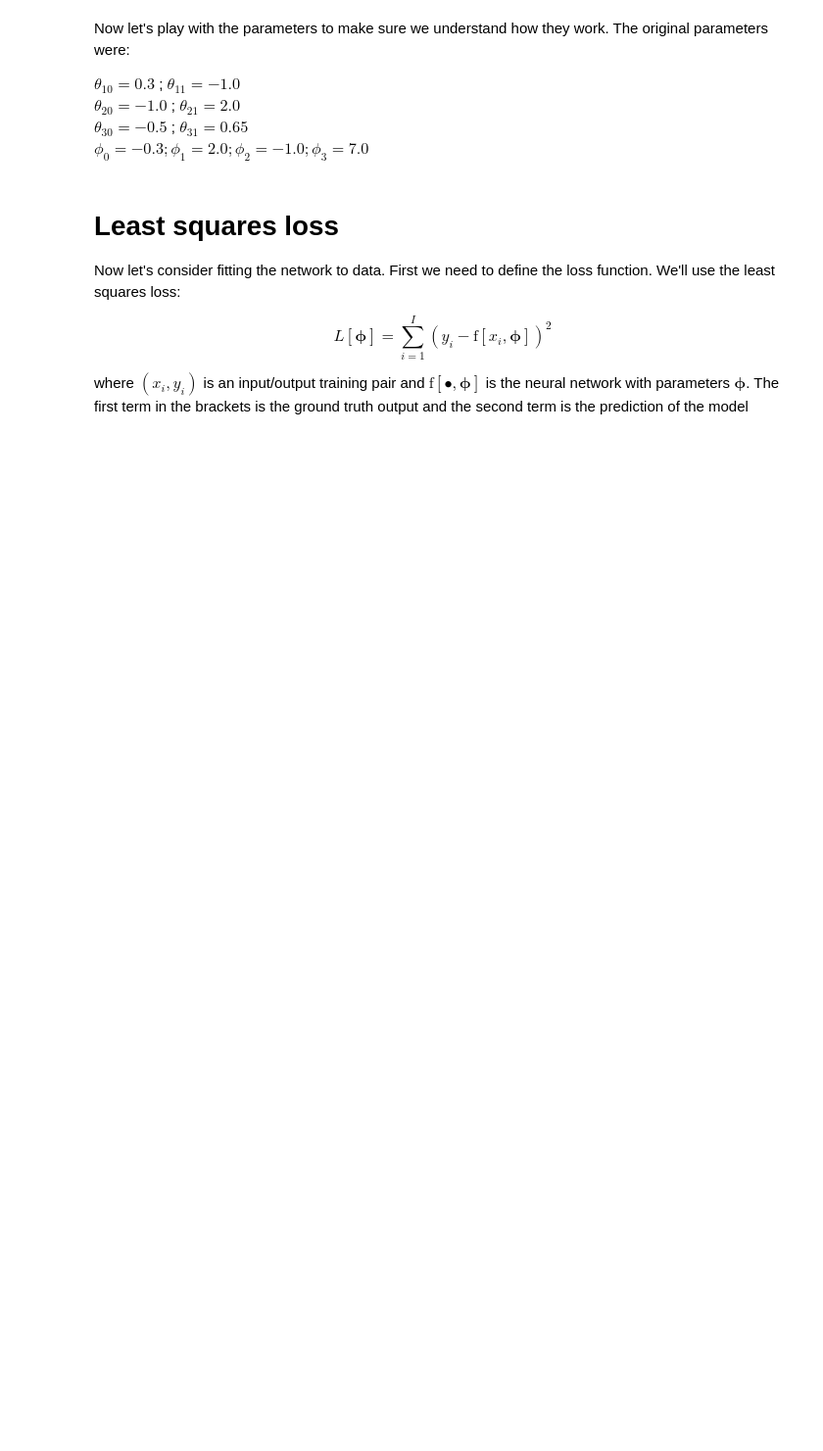
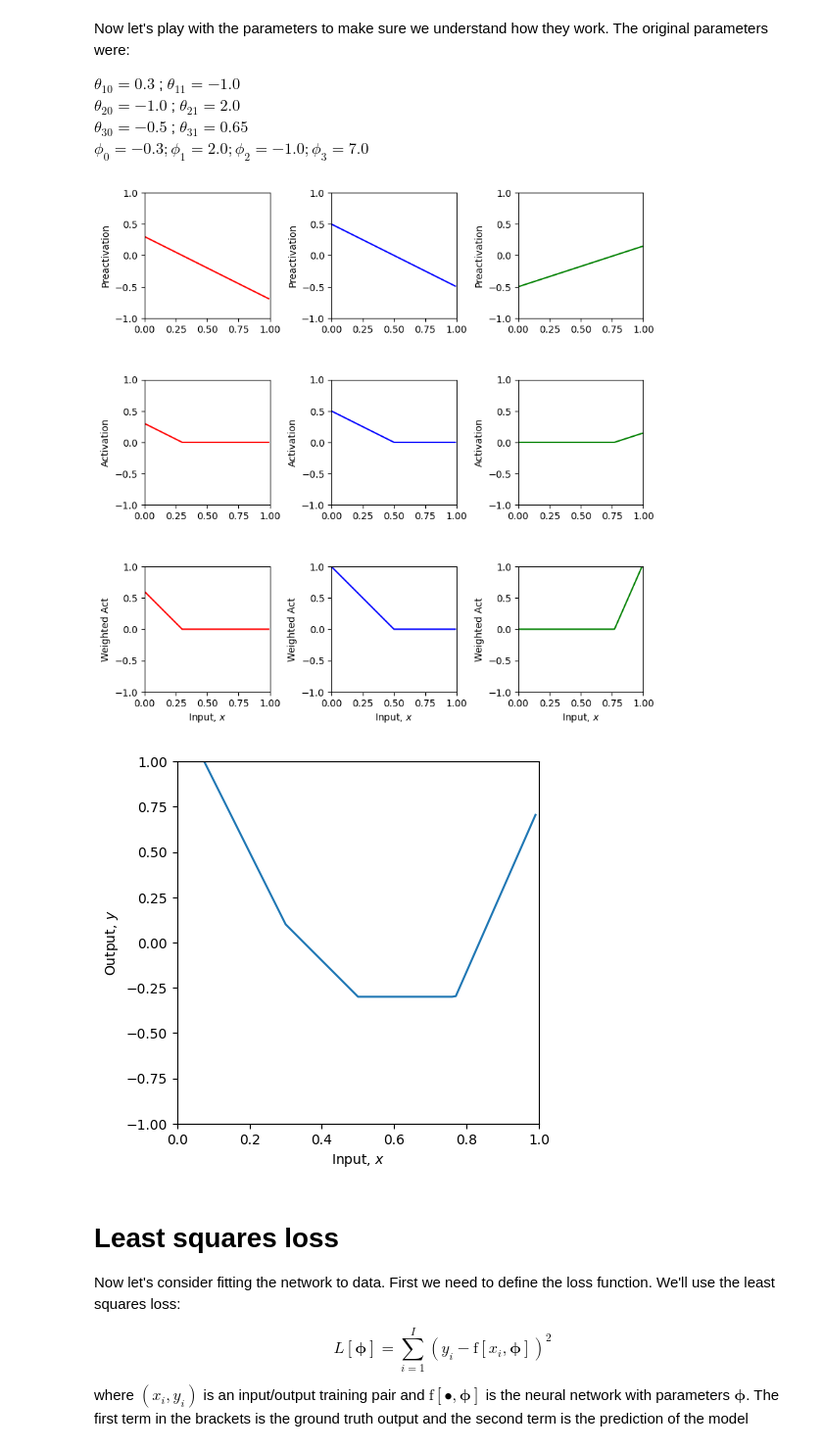
Before and after one commit to forestschao/udl, a Jupyter notebook: Notebooks/Chap03/3_1_Shallow_Networks_I.ipynb, the cells around one changed output. Shown at 98% size. Cells and saved outputs as stored; diff of their text form; code cells hidden in the pictures; blank space fills up the shorter version.

```diff
--- a/Notebooks/Chap03/3_1_Shallow_Networks_I.ipynb
+++ b/Notebooks/Chap03/3_1_Shallow_Networks_I.ipynb
@@ -45,9 +45,9 @@ plt.show()
 def shallow_1_1_3(x, activation_fn, phi_0,phi_1,phi_2,phi_3, theta_10, theta_11, theta_20, theta_21, theta_30, theta_31):
   # TODO Replace the code below to compute the three initial lines
   # from the theta parameters (i.e. implement equations at bottom of figure 3.3a-c).  These are the preactivations
-  pre_1 = np.zeros_like(x)
-  pre_2 = np.zeros_like(x)
-  pre_3 = np.zeros_like(x)
+  pre_1 = theta_10 + theta_11 * x
+  pre_2 = theta_20 + theta_21 * x
+  pre_3 = theta_30 + theta_31 * x
 
   # Pass these through the ReLU function to compute the activations as in
   # figure 3.3 d-f
@@ -57,13 +57,13 @@ def shallow_1_1_3(x, activation_fn, phi_0,phi_1,phi_2,phi_3, theta_10, theta_11,
 
   # TODO Replace the code below to weight the activations using phi1, phi2 and phi3
   # To create the equivalent of figure 3.3 g-i
-  w_act_1 = np.zeros_like(x)
-  w_act_2 = np.zeros_like(x)
-  w_act_3 = np.zeros_like(x)
+  w_act_1 = phi_1 * act_1
+  w_act_2 = phi_2 * act_2
+  w_act_3 = phi_3 * act_3
 
   # TODO Replace the code below to combining the weighted activations and add
   # phi_0 to create the output as in figure 3.3 j
-  y = np.zeros_like(x)
+  y = phi_0 + w_act_1 + w_act_2 + w_act_3
 
   # Return everything we have calculated
   return y, pre_1, pre_2, pre_3, act_1, act_2, act_3, w_act_1, w_act_2, w_act_3
@@ -132,38 +135,48 @@ $\phi_0 = -0.3; \phi_1 = 2.0; \phi_2 = -1.0; \phi_3 = 7.0$
 # %%
 # TODO
 # 1. Predict what effect changing phi_0 will have on the network.
+# The line will move upward / downward.
 
 # 2. Predict what effect multiplying phi_1, phi_2, phi_3 by 0.5 would have.  Check if you are correct
+# The total line will be more flat.
 
 # 3. Predict what effect multiplying phi_1 by -1 will have.  Check if you are correct.
+# The first line will be rise up.
 
 # 4. Predict what effect setting theta_20 to -1.2 will have.  Check if you are correct.
 
 # 5. Change the parameters so that there are only two "joints" (including outside the range of the plot)
 # There are actually three ways to do this. See if you can figure them all out
+# line 2 == line 3: theta31 = 1.0
 
 # 6. With the original parameters, the second line segment is flat (i.e. has slope zero)
 # How could you change theta_10 so that all of the segments have non-zero slopes
+# theta10 >= 0.5
 
 # 7. What do you predict would happen if you multiply theta_20 and theta21 by 0.5, and phi_2 by 2.0?
 # Check if you are correct.
+# Remain the same.
 
 # 8. What do you predict would happen if you multiply theta_20 and theta21 by -0.5, and phi_2 by -2.0?
 # Check if you are correct.
+# Same line but the compliment is active.
 
 theta_10 =  0.3 ; theta_11 = -1.0
-theta_20 = -1.0  ; theta_21 = 2.0
+theta_20 = -1.0 * -0.5 ; theta_21 = 2.0 * -0.5
 theta_30 = -0.5  ; theta_31 = 0.65
-phi_0 = -0.3; phi_1 = 2.0; phi_2 = -1.0; phi_3 = 7.0
+phi_0 = -0.3; phi_1 = 2.0; phi_2 = -1.0 * -2.0; phi_3 = 7.0
 
 # Define a range of input values
 x = np.arange(0,1,0.01)
 
 # We run the neural network for each of these input values
 y, pre_1, pre_2, pre_3, act_1, act_2, act_3, w_act_1, w_act_2, w_act_3 = \
     shallow_1_1_3(x, ReLU, phi_0,phi_1,phi_2,phi_3, theta_10, theta_11, theta_20, theta_21, theta_30, theta_31)
 # And then plot it
 plot_neural(x, y, pre_1, pre_2, pre_3, act_1, act_2, act_3, w_act_1, w_act_2, w_act_3, plot_all=True)
+# %% [output]
+[figure, added]
+[figure, added]
 # %% [markdown]
 # Least squares loss
 
```
Also changed, not shown: parts of 3 cells of this notebook.
